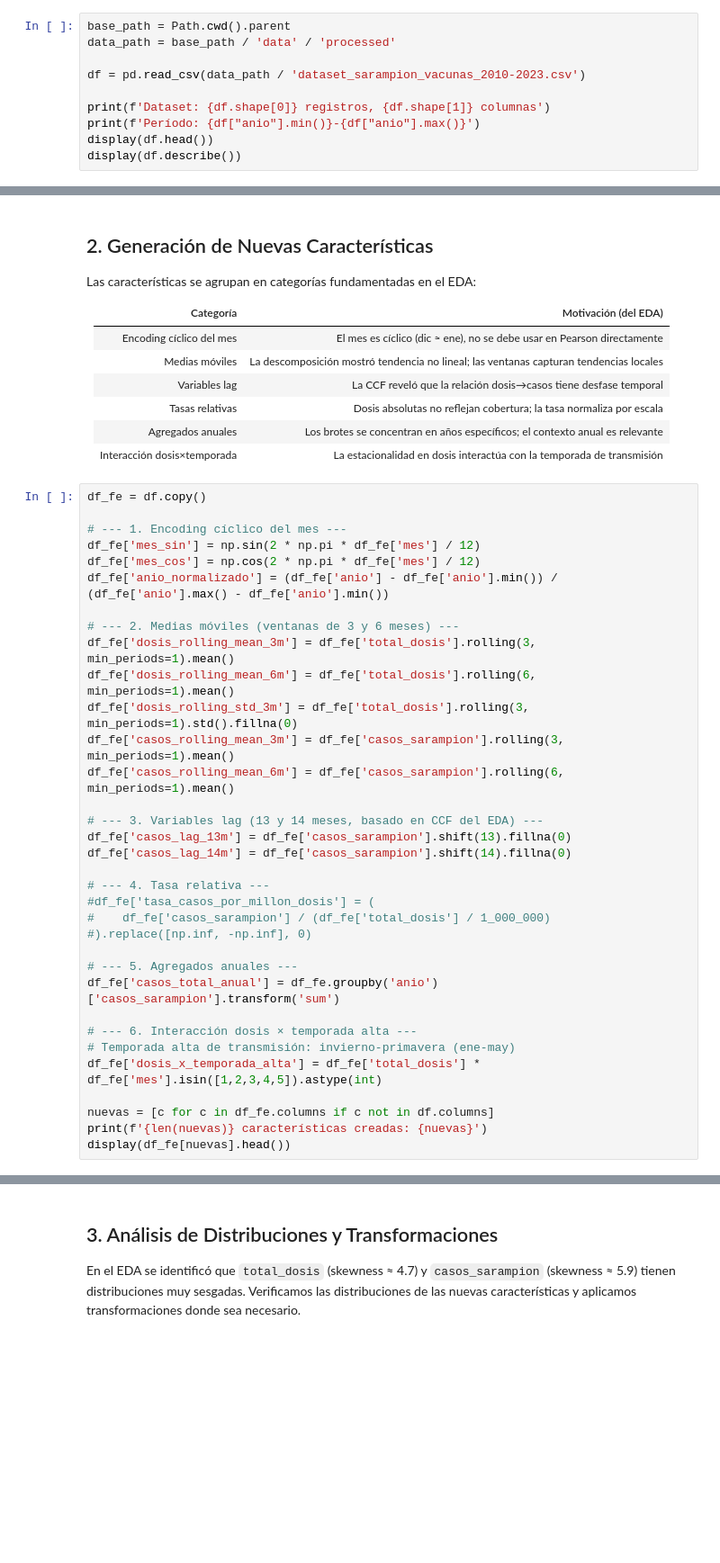
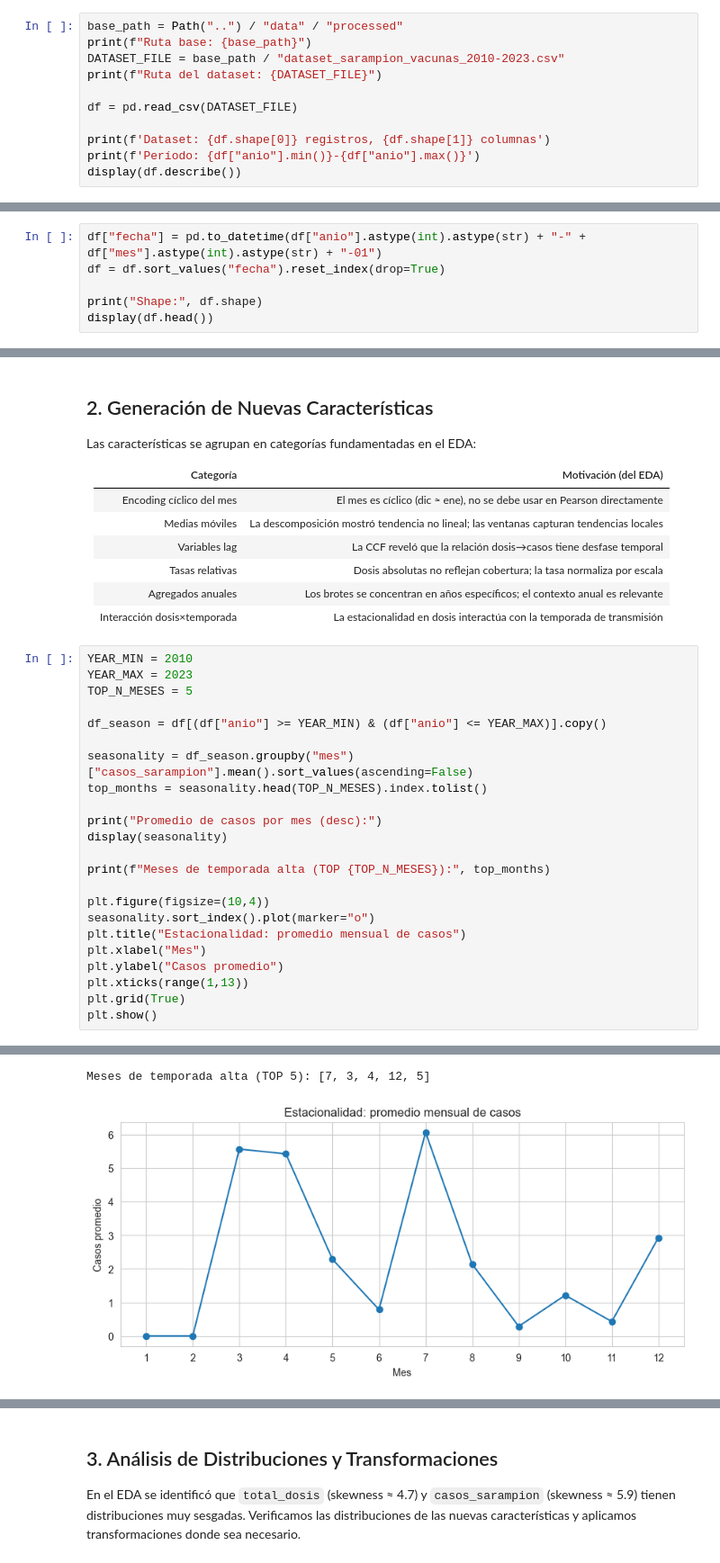
Before and after one commit to GeraP97/pi-equipo32, a Jupyter notebook: notebooks/Avance2.32.ipynb, the cells around one changed output, grey strips where cells are left out. Shown at 90% size. Drawn from its saved outputs; the diff is of its cells as text; blank space fills up the shorter version.

```diff
--- a/notebooks/Avance2.32.ipynb
+++ b/notebooks/Avance2.32.ipynb
@@ -34,11 +42,12 @@ Librerías importadas
 # %%
-base_path = Path.cwd().parent
-data_path = base_path / 'data' / 'processed'
+base_path = Path("..") / "data" / "processed"
+print(f"Ruta base: {base_path}")
+DATASET_FILE = base_path / "dataset_sarampion_vacunas_2010-2023.csv"
+print(f"Ruta del dataset: {DATASET_FILE}")
 
-df = pd.read_csv(data_path / 'dataset_sarampion_vacunas_2010-2023.csv')
+df = pd.read_csv(DATASET_FILE)
 
 print(f'Dataset: {df.shape[0]} registros, {df.shape[1]} columnas')
 print(f'Período: {df["anio"].min()}-{df["anio"].max()}')
-display(df.head())
 display(df.describe())
 # %% [output]
@@ -62,2 +67,8 @@ Período: 2010-2023
 # %% [markdown]
 El dataset base tiene 168 registros mensuales con 4 columnas: `anio`, `mes`, `total_dosis` y `casos_sarampion`. A partir de los hallazgos del EDA, crearemos características que capturen los patrones temporales identificados.
+# %%
+df["fecha"] = pd.to_datetime(df["anio"].astype(int).astype(str) + "-" + df["mes"].astype(int).astype(str) + "-01")
+df = df.sort_values("fecha").reset_index(drop=True)
+
+print("Shape:", df.shape)
+display(df.head())
@@ -75,37 +94,26 @@ Las características se agrupan en categorías fundamentadas en el EDA:
 | Agregados anuales | Los brotes se concentran en años específicos; el contexto anual es relevante |
 | Interacción dosis×temporada | La estacionalidad en dosis interactúa con la temporada de transmisión |
 # %%
-df_fe = df.copy()
+YEAR_MIN = 2010
+YEAR_MAX = 2023
+TOP_N_MESES = 5
 
-# --- 1. Encoding cíclico del mes ---
-df_fe['mes_sin'] = np.sin(2 * np.pi * df_fe['mes'] / 12)
-df_fe['mes_cos'] = np.cos(2 * np.pi * df_fe['mes'] / 12)
-df_fe['anio_normalizado'] = (df_fe['anio'] - df_fe['anio'].min()) / (df_fe['anio'].max() - df_fe['anio'].min())
+df_season = df[(df["anio"] >= YEAR_MIN) & (df["anio"] <= YEAR_MAX)].copy()
 
-# --- 2. Medias móviles (ventanas de 3 y 6 meses) ---
-df_fe['dosis_rolling_mean_3m'] = df_fe['total_dosis'].rolling(3, min_periods=1).mean()
-df_fe['dosis_rolling_mean_6m'] = df_fe['total_dosis'].rolling(6, min_periods=1).mean()
-df_fe['dosis_rolling_std_3m'] = df_fe['total_dosis'].rolling(3, min_periods=1).std().fillna(0)
-df_fe['casos_rolling_mean_3m'] = df_fe['casos_sarampion'].rolling(3, min_periods=1).mean()
-df_fe['casos_rolling_mean_6m'] = df_fe['casos_sarampion'].rolling(6, min_periods=1).mean()
+seasonality = df_season.groupby("mes")["casos_sarampion"].mean().sort_values(ascending=False)
+top_months = seasonality.head(TOP_N_MESES).index.tolist()
 
-# --- 3. Variables lag (13 y 14 meses, basado en CCF del EDA) ---
-df_fe['casos_lag_13m'] = df_fe['casos_sarampion'].shift(13).fillna(0)
-df_fe['casos_lag_14m'] = df_fe['casos_sarampion'].shift(14).fillna(0)
+print("Promedio de casos por mes (desc):")
+display(seasonality)
 
-# --- 4. Tasa relativa ---
-#df_fe['tasa_casos_por_millon_dosis'] = (
-#    df_fe['casos_sarampion'] / (df_fe['total_dosis'] / 1_000_000)
-#).replace([np.inf, -np.inf], 0)
+print(f"Meses de temporada alta (TOP {TOP_N_MESES}):", top_months)
 
-# --- 5. Agregados anuales ---
-df_fe['casos_total_anual'] = df_fe.groupby('anio')['casos_sarampion'].transform('sum')
-
-# --- 6. Interacción dosis × temporada alta ---
-# Temporada alta de transmisión: invierno-primavera (ene-may)
-df_fe['dosis_x_temporada_alta'] = df_fe['total_dosis'] * df_fe['mes'].isin([1,2,3,4,5]).astype(int)
-
-nuevas = [c for c in df_fe.columns if c not in df.columns]
-print(f'{len(nuevas)} características creadas: {nuevas}')
-display(df_fe[nuevas].head())
+plt.figure(figsize=(10,4))
+seasonality.sort_index().plot(marker="o")
+plt.title("Estacionalidad: promedio mensual de casos")
+plt.xlabel("Mes")
+plt.ylabel("Casos promedio")
+plt.xticks(range(1,13))
+plt.grid(True)
+plt.show()
 # %% [output]
@@ -118,0 +135,2 @@ display(df_fe[nuevas].head())
+Meses de temporada alta (TOP 5): [7, 3, 4, 12, 5]
+[figure, added]
```
Also changed, not shown: parts of 35 cells of this notebook, 2 other files.
